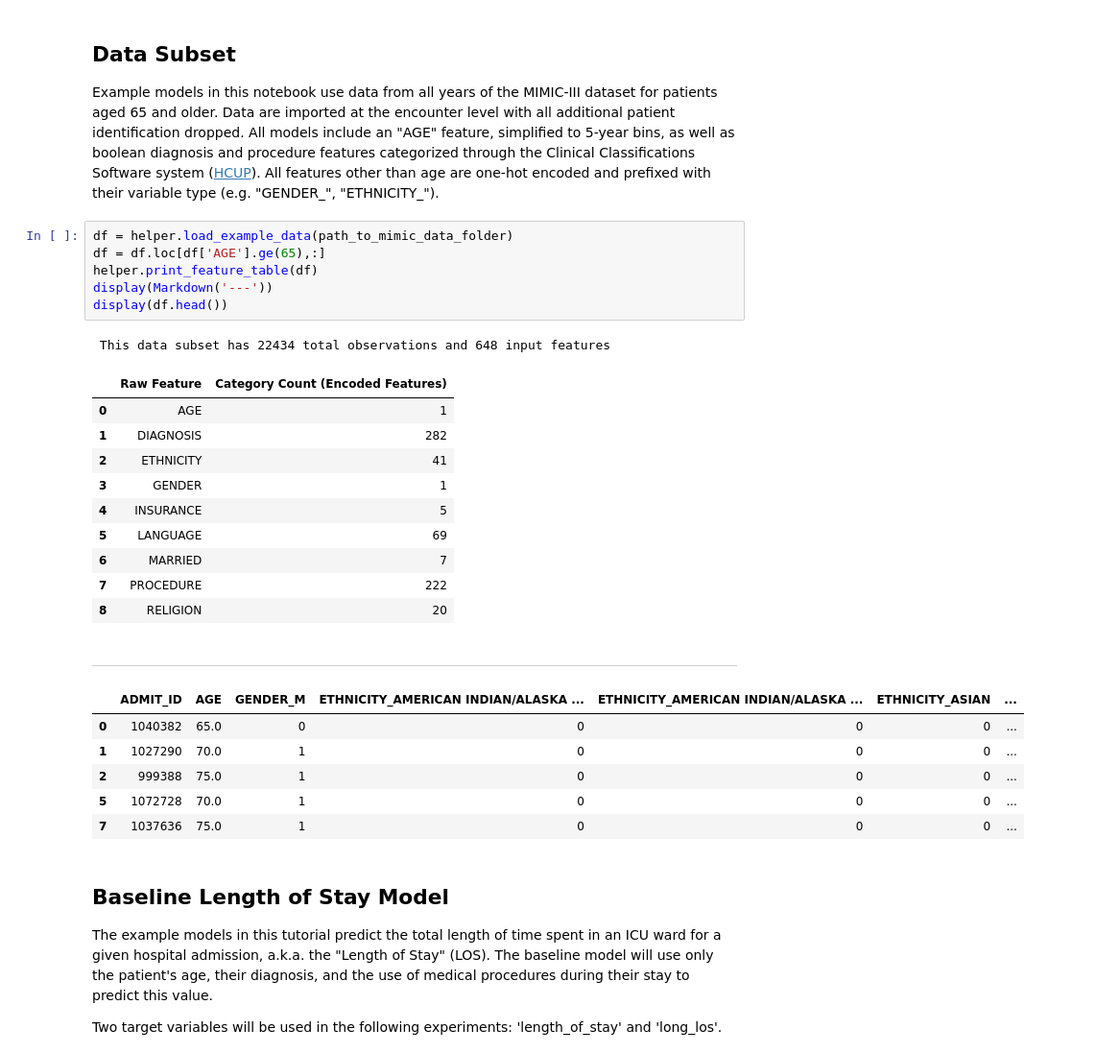
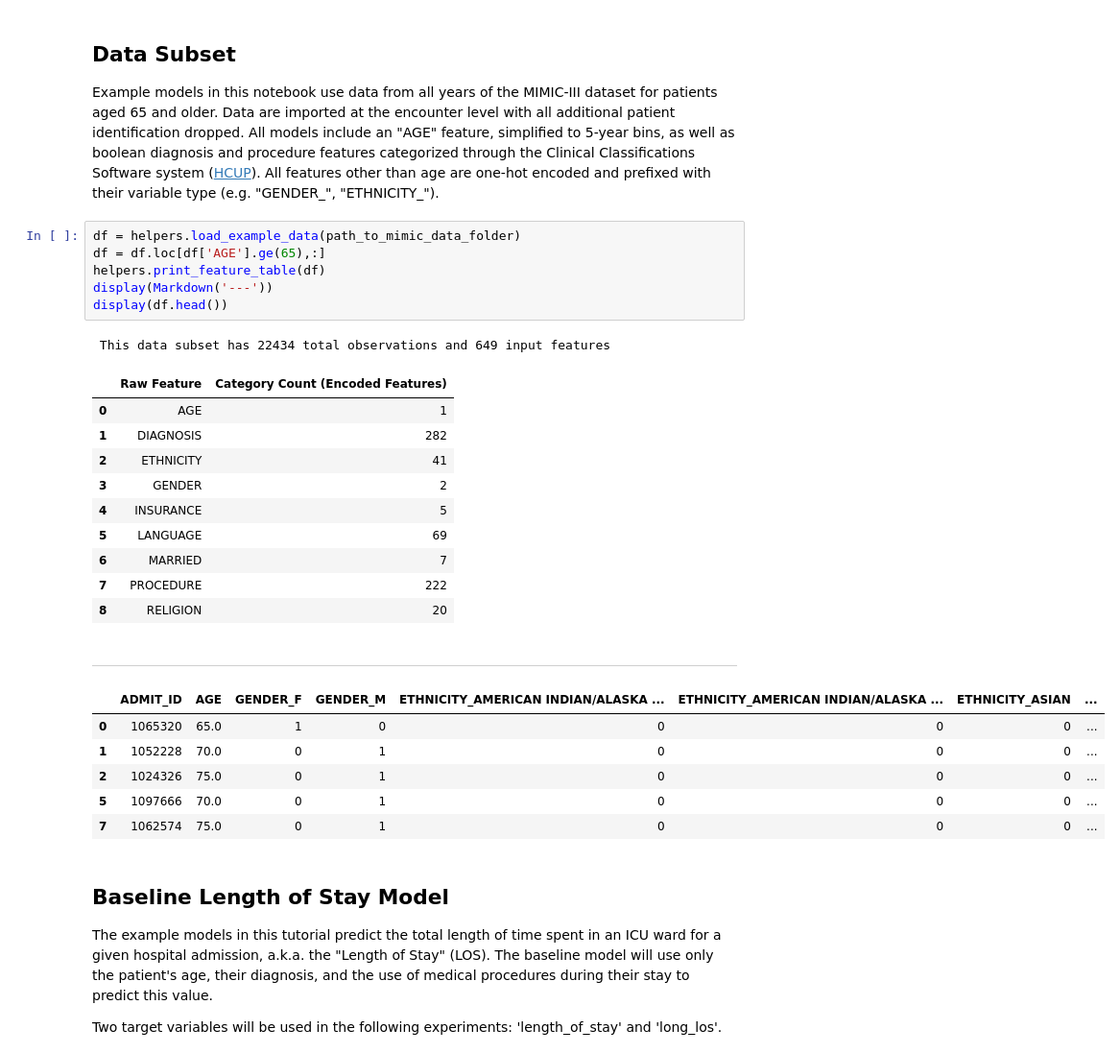
Before and after one commit to KenSciResearch/fairMLHealth, a Jupyter notebook: fairMLHealth/tutorial_and_examples/kdd_fairness_in_healthcare_tutorial.ipynb, the cells around one changed output. Shown: that part at 96% size. Drawn from its saved outputs; the diff is of its cells as text.

```diff
--- a/fairMLHealth/tutorial_and_examples/kdd_fairness_in_healthcare_tutorial.ipynb
+++ b/fairMLHealth/tutorial_and_examples/kdd_fairness_in_healthcare_tutorial.ipynb
@@ -85,30 +90,30 @@ path_to_mimic_data_folder = "~/data/MIMIC"
 ## Data Subset <a id="datasubset"></a>
 Example models in this notebook use data from all years of the MIMIC-III dataset for patients aged 65 and older. Data are imported at the encounter level with all additional patient identification dropped. All models include an "AGE" feature, simplified to 5-year bins, as well as boolean diagnosis and procedure features categorized through the Clinical Classifications Software system ([HCUP](https://www.hcup-us.ahrq.gov/toolssoftware/ccs/ccs.jsp)). All features other than age are one-hot encoded and prefixed with their variable type (e.g. "GENDER_", "ETHNICITY_").
 # %%
-df = helper.load_example_data(path_to_mimic_data_folder)
+df = helpers.load_example_data(path_to_mimic_data_folder)
 df = df.loc[df['AGE'].ge(65),:]
-helper.print_feature_table(df)
+helpers.print_feature_table(df)
 display(Markdown('---'))
 display(df.head())
 # %% [output]
- This data subset has 22434 total observations and 648 input features
+ This data subset has 22434 total observations and 649 input features
 |  | Raw Feature | Category Count (Encoded Features) |
 | 0 | AGE | 1 |
 | 1 | DIAGNOSIS | 282 |
 | 2 | ETHNICITY | 41 |
-| 3 | GENDER | 1 |
+| 3 | GENDER | 2 |
 | 4 | INSURANCE | 5 |
 | 5 | LANGUAGE | 69 |
 | 6 | MARRIED | 7 |
 | 7 | PROCEDURE | 222 |
 | 8 | RELIGION | 20 |
 ---
-|  | ADMIT_ID | AGE | GENDER_M | ETHNICITY_AMERICAN INDIAN/ALASKA ... | ETHNICITY_AMERICAN INDIAN/ALASKA ... | ETHNICITY_ASIAN | ... |
-| 0 | 1040382 | 65.0 | 0 | 0 | 0 | 0 | ... |
-| 1 | 1027290 | 70.0 | 1 | 0 | 0 | 0 | ... |
-| 2 | 999388 | 75.0 | 1 | 0 | 0 | 0 | ... |
-| 5 | 1072728 | 70.0 | 1 | 0 | 0 | 0 | ... |
-| 7 | 1037636 | 75.0 | 1 | 0 | 0 | 0 | ... |
+|  | ADMIT_ID | AGE | GENDER_F | GENDER_M | ETHNICITY_AMERICAN INDIAN/ALASKA ... | ETHNICITY_AMERICAN INDIAN/ALASKA ... | ETHNICITY_ASIAN | ... |
+| 0 | 1065320 | 65.0 | 1 | 0 | 0 | 0 | 0 | ... |
+| 1 | 1052228 | 70.0 | 0 | 1 | 0 | 0 | 0 | ... |
+| 2 | 1024326 | 75.0 | 0 | 1 | 0 | 0 | 0 | ... |
+| 5 | 1097666 | 70.0 | 0 | 1 | 0 | 0 | 0 | ... |
+| 7 | 1062574 | 75.0 | 0 | 1 | 0 | 0 | 0 | ... |
 # %% [markdown]
 ## Baseline Length of Stay Model
 The example models in this tutorial predict the total length of time spent in an ICU ward for a given hospital admission, a.k.a. the "Length of Stay" (LOS). The baseline model will use only the patient's age, their diagnosis, and the use of medical procedures during their stay to predict this value.
```
Also changed, not shown: parts of 13 cells of this notebook, 7 other files.
